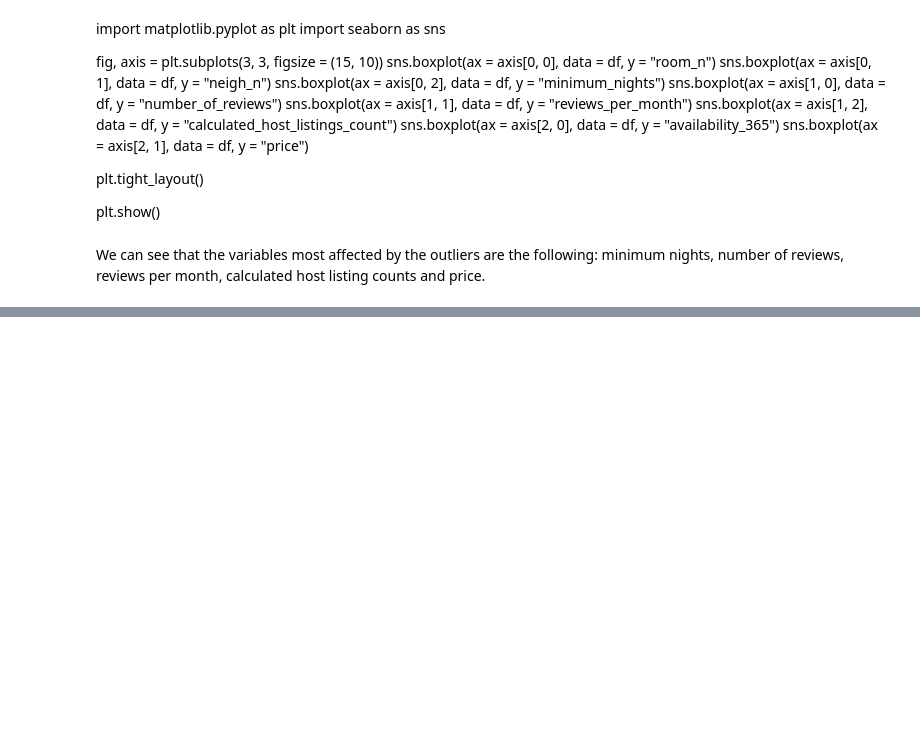
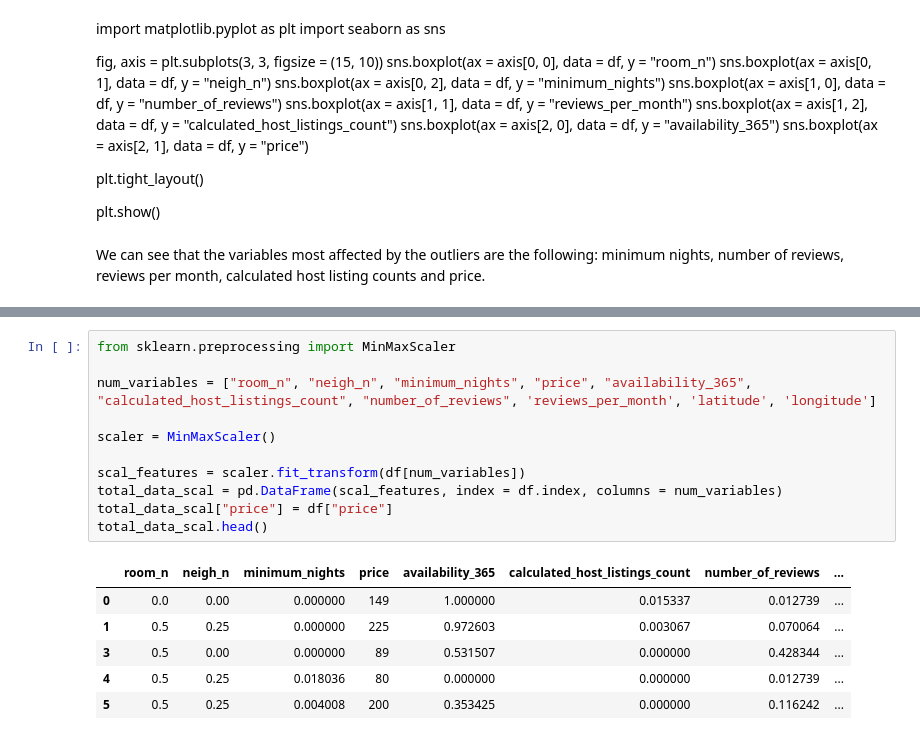
Before and after one commit to paulaechemendia/machine-learning-python-template, a Jupyter notebook: src/explore.ipynb, the cells around one changed output, grey strips where cells are left out. Cells and saved outputs as stored; diff of their text form; blank space fills up the shorter version.

```diff
--- a/src/explore.ipynb
+++ b/src/explore.ipynb
@@ -311,0 +370,18 @@ print(f"The upper and lower limits for finding outliers are {round(upper_limit,
+# %%
+from sklearn.preprocessing import MinMaxScaler
+
+num_variables = ["room_n", "neigh_n", "minimum_nights", "price", "availability_365", "calculated_host_listings_count", "number_of_reviews", 'reviews_per_month', 'latitude', 'longitude']
+
+scaler = MinMaxScaler()
+
+scal_features = scaler.fit_transform(df[num_variables])
+total_data_scal = pd.DataFrame(scal_features, index = df.index, columns = num_variables)
+total_data_scal["price"] = df["price"]
+total_data_scal.head()
+# %% [output]
+|  | room_n | neigh_n | minimum_nights | price | availability_365 | calculated_host_listings_count | number_of_reviews | ... |
+| 0 | 0.0 | 0.00 | 0.000000 | 149 | 1.000000 | 0.015337 | 0.012739 | ... |
+| 1 | 0.5 | 0.25 | 0.000000 | 225 | 0.972603 | 0.003067 | 0.070064 | ... |
+| 3 | 0.5 | 0.00 | 0.000000 | 89 | 0.531507 | 0.000000 | 0.428344 | ... |
+| 4 | 0.5 | 0.25 | 0.018036 | 80 | 0.000000 | 0.000000 | 0.012739 | ... |
+| 5 | 0.5 | 0.25 | 0.004008 | 200 | 0.353425 | 0.000000 | 0.116242 | ... |
```
Also changed, not shown: parts of 10 cells of this notebook.
